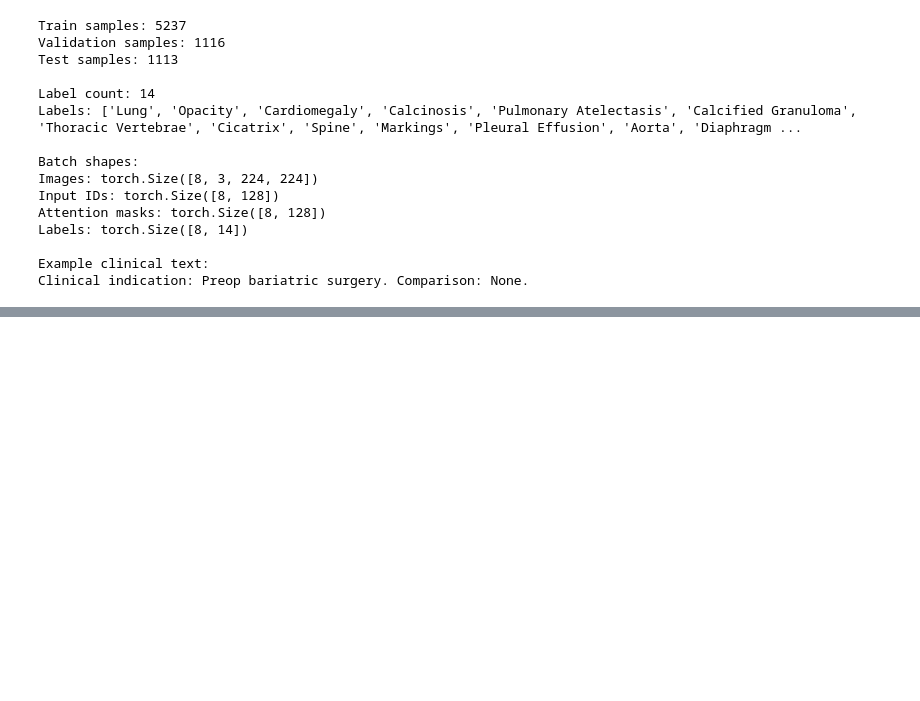
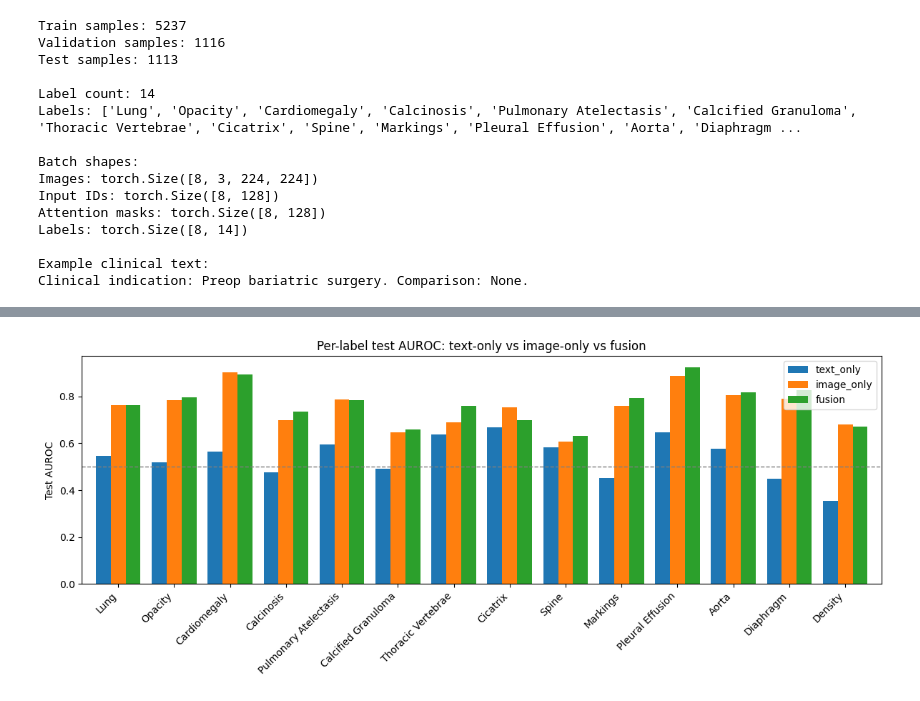
Before and after one commit to rishabh197198/MULTIMODEL-AI-BASED-CDSS, a Jupyter notebook: multimodal_cdss.ipynb, the cells around one changed output, grey strips where cells are left out. Cells and saved outputs as stored; diff of their text form; code cells hidden in the pictures; blank space fills up the shorter version.

```diff
--- a/multimodal_cdss.ipynb
+++ b/multimodal_cdss.ipynb
@@ -658,3 +646,14 @@ Labels: torch.Size([8, 14])
 
 Example clinical text:
 Clinical indication: Preop bariatric surgery. Comparison: None.
+# %%
+baseline_test_aucs = dict(test_aucs)     # per-label test AUROC from your image-only run
+baseline_mean_auc = float(np.mean(list(baseline_test_aucs.values())))
+print(f'Image-only baseline: test mean AUROC = {baseline_mean_auc:.4f}')
+
+# Your earlier multimodal train set used val_transform (no augmentation).
+# The baseline was trained WITH augmentation, so use train_transform here too.
+train_mm_ds = MultimodalChestXrayDataset(
+    train_df, image_dir, label_names, tokenizer, train_transform, MAX_LENGTH
+)
+train_mm_loader = DataLoader(train_mm_ds, batch_size=BATCH_SIZE, shuffle=True, num_workers=2)
@@ -660,0 +1056,11 @@ Clinical indication: Preop bariatric surgery. Comparison: None.
+# %%
+ax = comparison[['text_only', 'image_only', 'fusion']].plot(kind='bar', figsize=(12, 5), width=0.8)
+ax.axhline(0.5, color='gray', linestyle='--', linewidth=1)       # 0.5 = random guessing
+ax.set_ylabel('Test AUROC')
+ax.set_title('Per-label test AUROC: text-only vs image-only vs fusion')
+plt.xticks(rotation=45, ha='right')
+plt.tight_layout()
+plt.savefig('/content/auroc_comparison.png', dpi=150)
+plt.show()
+# %% [output]
+[figure, added]
```
Also changed, not shown: parts of 18 cells of this notebook.
